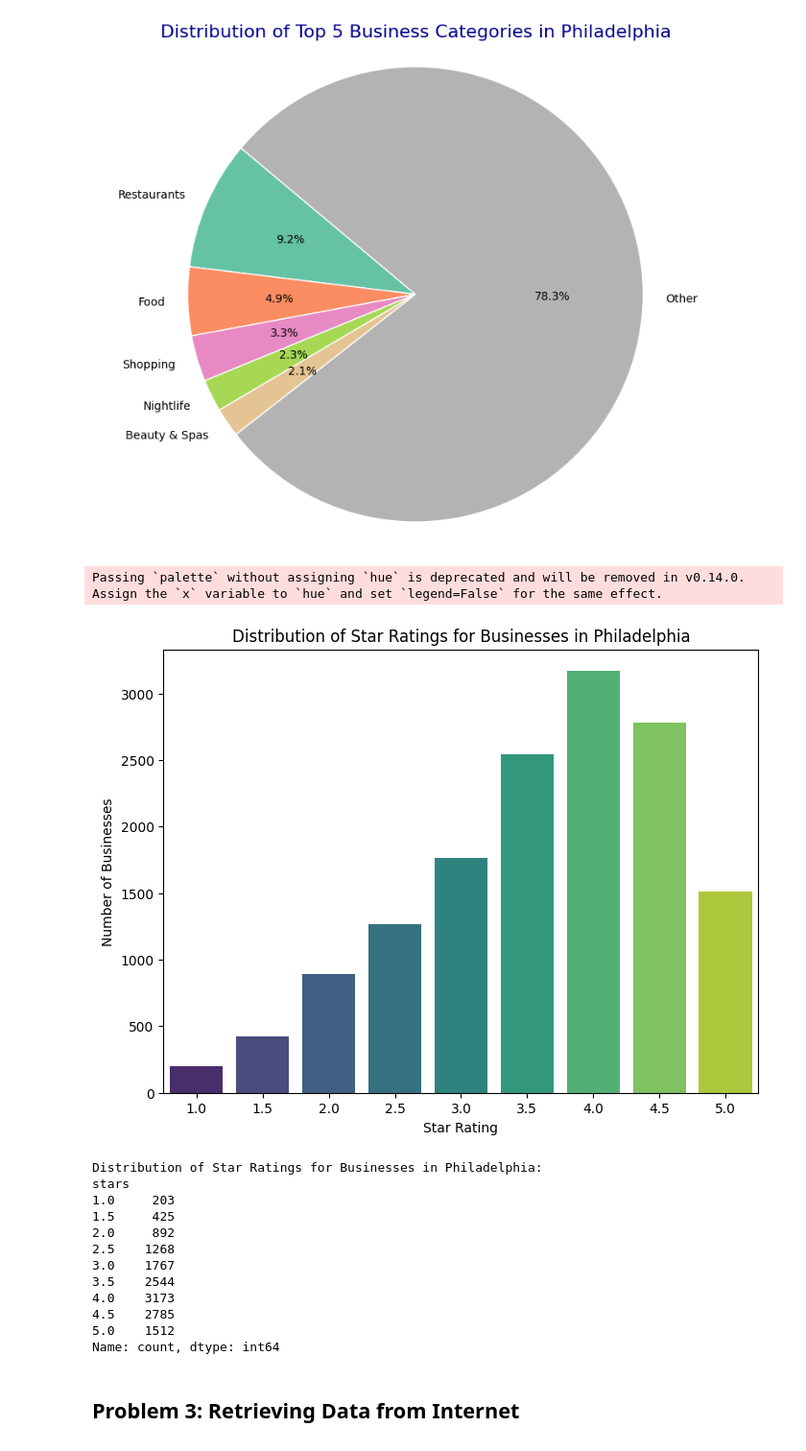
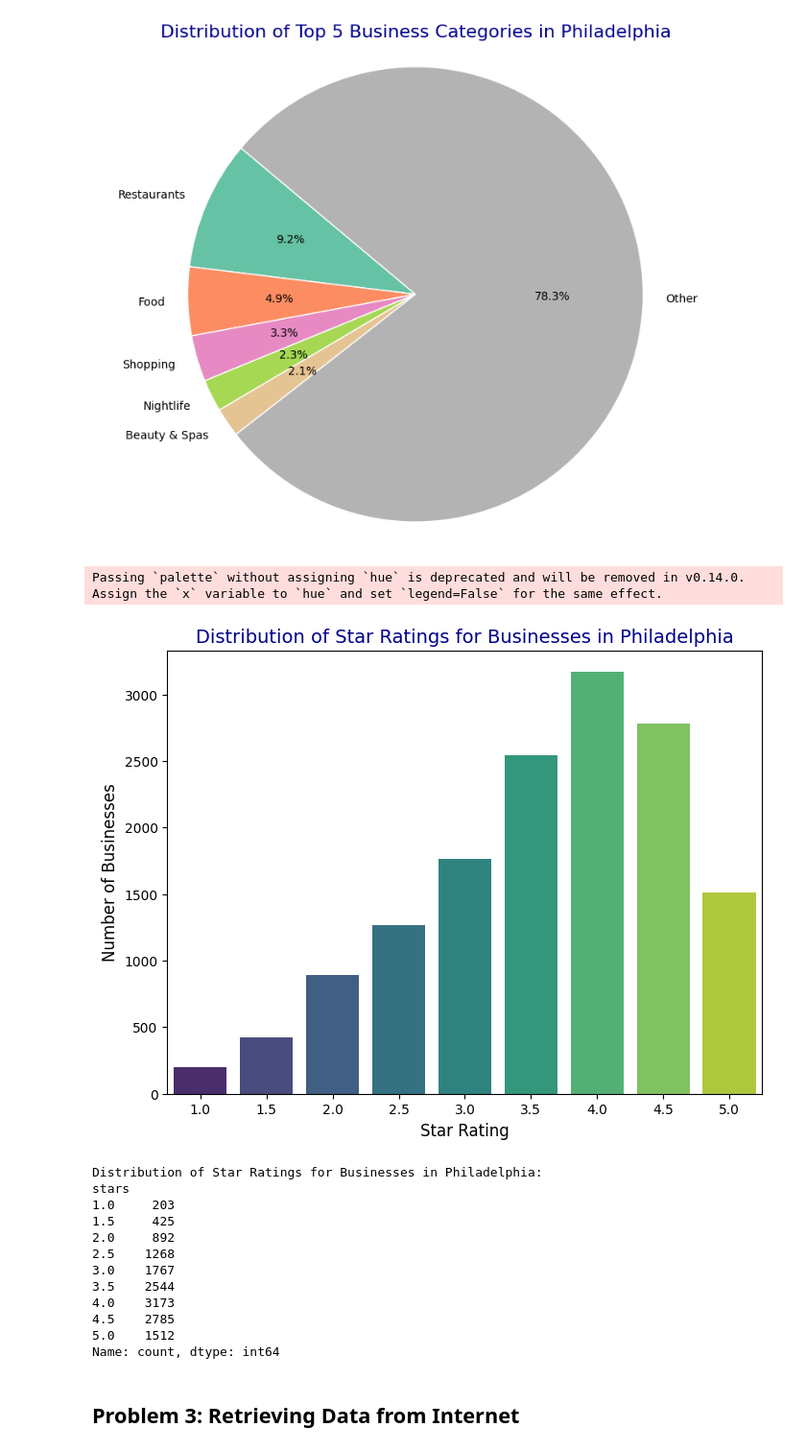
Before and after one commit to woraphonp-038-5/Project-Big-Data, a Jupyter notebook: Text_Analytics68.ipynb, the cells around one changed output. Shown at 96% size. Saved outputs shown, nothing was run; the diff lists cells and outputs as text; code cells hidden in the pictures.

```diff
--- a/Text_Analytics68.ipynb
+++ b/Text_Analytics68.ipynb
@@ -801,20 +836,33 @@ plt.show()
 The get_cmap function was deprecated in Matplotlib 3.7 and will be removed in 3.11. Use ``matplotlib.colormaps[name]`` or ``matplotlib.colormaps.get_cmap()`` or ``pyplot.get_cmap()`` instead.
 [figure]
 # %%
-# Analyze the distribution of star ratings for businesses in Philadelphia
+# ----------------- Visualization -----------------
+
+# สร้าง figure ขนาด 8x6 นิ้ว
 plt.figure(figsize=(8, 6))
-sns.countplot(data=philadelphia_businesses, x='stars', palette='viridis')
-plt.title('Distribution of Star Ratings for Businesses in Philadelphia')
-plt.xlabel('Star Rating')
-plt.ylabel('Number of Businesses')
+
+# สร้างกราฟแท่งแสดงจำนวนธุรกิจแต่ละเรตติ้งดาว
+sns.countplot(
+    data=philadelphia_businesses,  # DataFrame ของธุรกิจใน Philadelphia
+    x='stars',                     # แกน X = ค่า stars
+    palette='viridis'              # ใช้ชุดสี Viridis
+)
+
+# ตั้งชื่อกราฟและแกน
+plt.title('Distribution of Star Ratings for Businesses in Philadelphia', fontsize=14, color='darkblue')
+plt.xlabel('Star Rating', fontsize=12)
+plt.ylabel('Number of Businesses', fontsize=12)
+
 plt.show()
 
-# Display star rating counts
+# ----------------- Descriptive Statistics -----------------
+
+# แสดงจำนวนธุรกิจในแต่ละเรตติ้งดาว
 print("\nDistribution of Star Ratings for Businesses in Philadelphia:")
-print(philadelphia_businesses['stars'].value_counts().sort_index())
+print(philadelphia_businesses['stars'].value_counts().sort_index())  # sort_index() เพื่อเรียงลำดับดาว 1–5
 # %% [output]
 Passing `palette` without assigning `hue` is deprecated and will be removed in v0.14.0. Assign the `x` variable to `hue` and set `legend=False` for the same effect.
-[figure, old version]
+[figure, new version]
 Distribution of Star Ratings for Businesses in Philadelphia:
 stars
 1.0     203
```
Also changed, not shown: parts of 21 cells of this notebook.
